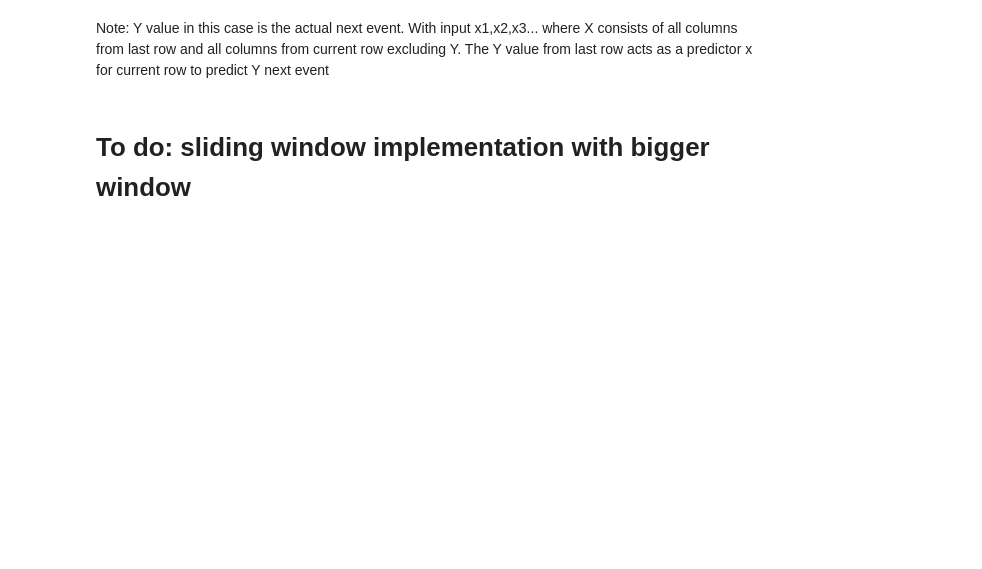
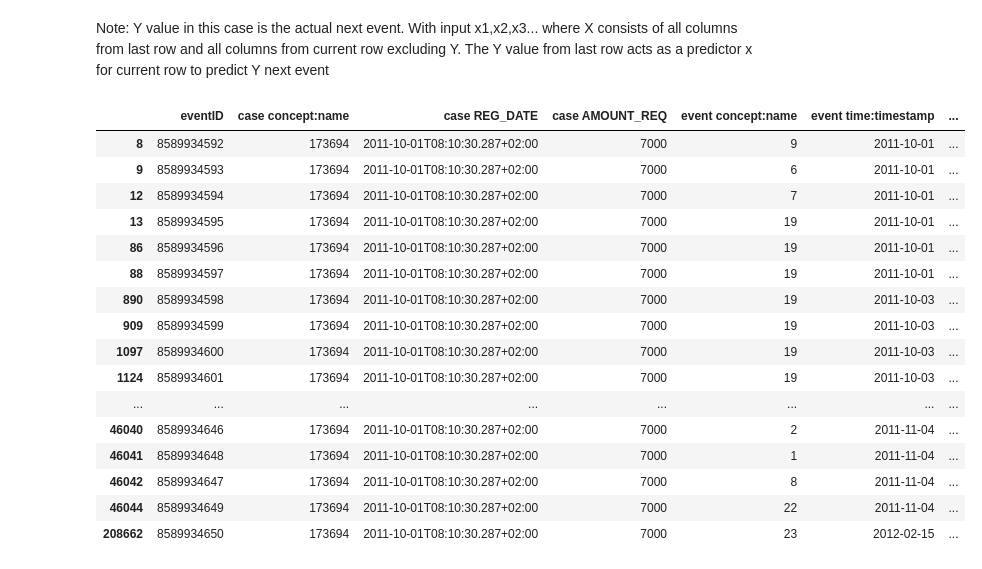
Before and after one commit to Cappa1/ProcessMining, a Jupyter notebook: preprocess.ipynb, the cells around one changed output. Cells and saved outputs as stored; diff of their text form; code cells hidden in the pictures; blank space fills up the shorter version.

```diff
--- a/preprocess.ipynb
+++ b/preprocess.ipynb
@@ -179,2 +219,20 @@ X = [x + x1 for x, x1 in zip(current.to_numpy().tolist(), current.to_numpy().tol
-# %% [markdown]
-# To do: sliding window implementation with bigger window
+# %%
+df_encoded[df_encoded['case concept:name']==173694]
+# %% [output]
+|  | eventID | case concept:name | case REG_DATE | case AMOUNT_REQ | event concept:name | event time:timestamp | ... |
+| 8 | 8589934592 | 173694 | 2011-10-01T08:10:30.287+02:00 | 7000 | 9 | 2011-10-01 | ... |
+| 9 | 8589934593 | 173694 | 2011-10-01T08:10:30.287+02:00 | 7000 | 6 | 2011-10-01 | ... |
+| 12 | 8589934594 | 173694 | 2011-10-01T08:10:30.287+02:00 | 7000 | 7 | 2011-10-01 | ... |
+| 13 | 8589934595 | 173694 | 2011-10-01T08:10:30.287+02:00 | 7000 | 19 | 2011-10-01 | ... |
+| 86 | 8589934596 | 173694 | 2011-10-01T08:10:30.287+02:00 | 7000 | 19 | 2011-10-01 | ... |
+| 88 | 8589934597 | 173694 | 2011-10-01T08:10:30.287+02:00 | 7000 | 19 | 2011-10-01 | ... |
+| 890 | 8589934598 | 173694 | 2011-10-01T08:10:30.287+02:00 | 7000 | 19 | 2011-10-03 | ... |
+| 909 | 8589934599 | 173694 | 2011-10-01T08:10:30.287+02:00 | 7000 | 19 | 2011-10-03 | ... |
+| 1097 | 8589934600 | 173694 | 2011-10-01T08:10:30.287+02:00 | 7000 | 19 | 2011-10-03 | ... |
+| 1124 | 8589934601 | 173694 | 2011-10-01T08:10:30.287+02:00 | 7000 | 19 | 2011-10-03 | ... |
+| ... | ... | ... | ... | ... | ... | ... | ... |
+| 46040 | 8589934646 | 173694 | 2011-10-01T08:10:30.287+02:00 | 7000 | 2 | 2011-11-04 | ... |
+| 46041 | 8589934648 | 173694 | 2011-10-01T08:10:30.287+02:00 | 7000 | 1 | 2011-11-04 | ... |
+| 46042 | 8589934647 | 173694 | 2011-10-01T08:10:30.287+02:00 | 7000 | 8 | 2011-11-04 | ... |
+| 46044 | 8589934649 | 173694 | 2011-10-01T08:10:30.287+02:00 | 7000 | 22 | 2011-11-04 | ... |
+| 208662 | 8589934650 | 173694 | 2011-10-01T08:10:30.287+02:00 | 7000 | 23 | 2012-02-15 | ... |
```
Also changed, not shown: parts of 19 cells of this notebook.
